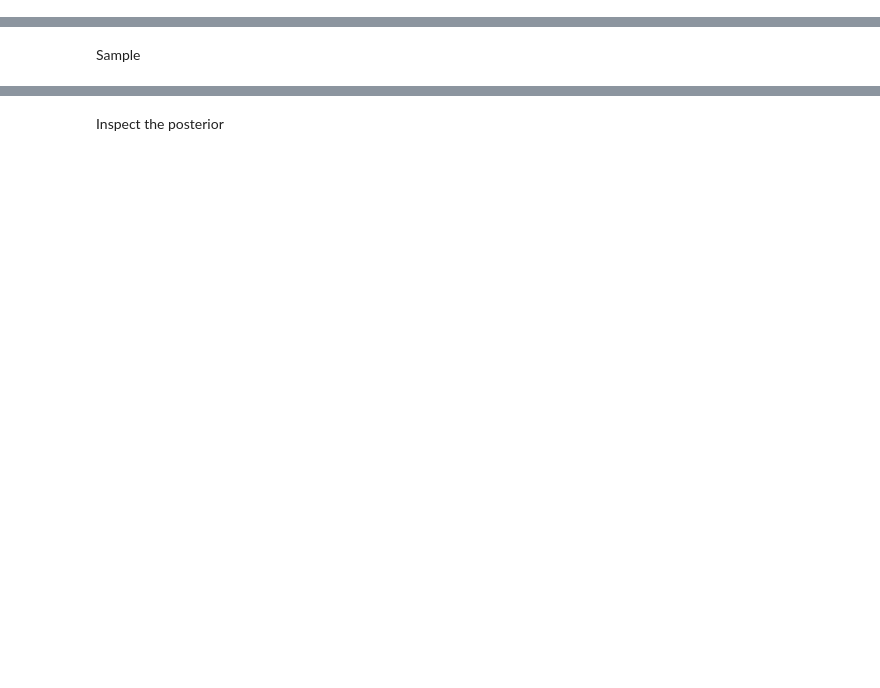
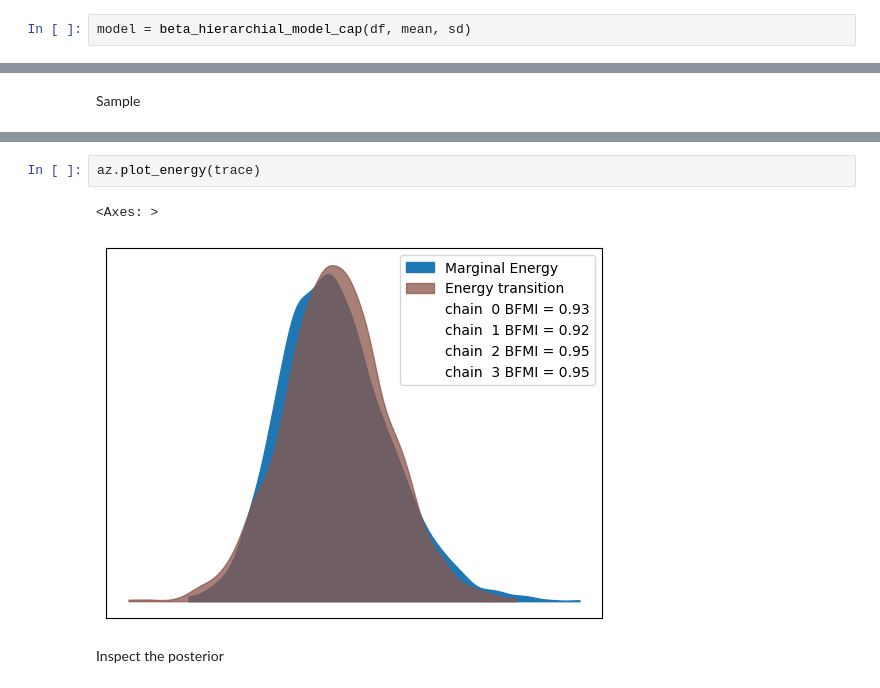
Before and after one commit to emguzzi/FantaSimulator, a Jupyter notebook: FantaSimulator.ipynb, the cells around one changed output, grey strips where cells are left out. Saved outputs shown, nothing was run; the diff lists cells and outputs as text; blank space fills up the shorter version.

Commit message:
new data, refactoring, and capped model

```diff
--- a/FantaSimulator.ipynb
+++ b/FantaSimulator.ipynb
@@ -88,0 +53,2 @@ with pm.Model() as model:
+# %%
+model = beta_hierarchial_model_cap(df, mean, sd)
@@ -119,3 +101,8 @@ Transformation time =  0:00:01.610955
+# %%
+az.plot_energy(trace)
+# %% [output]
+<Axes: >
+[figure, added]
 # %% [markdown]
 Inspect the posterior
 # %%
```
Also changed, not shown: parts of 12 cells of this notebook, 3 other files.
